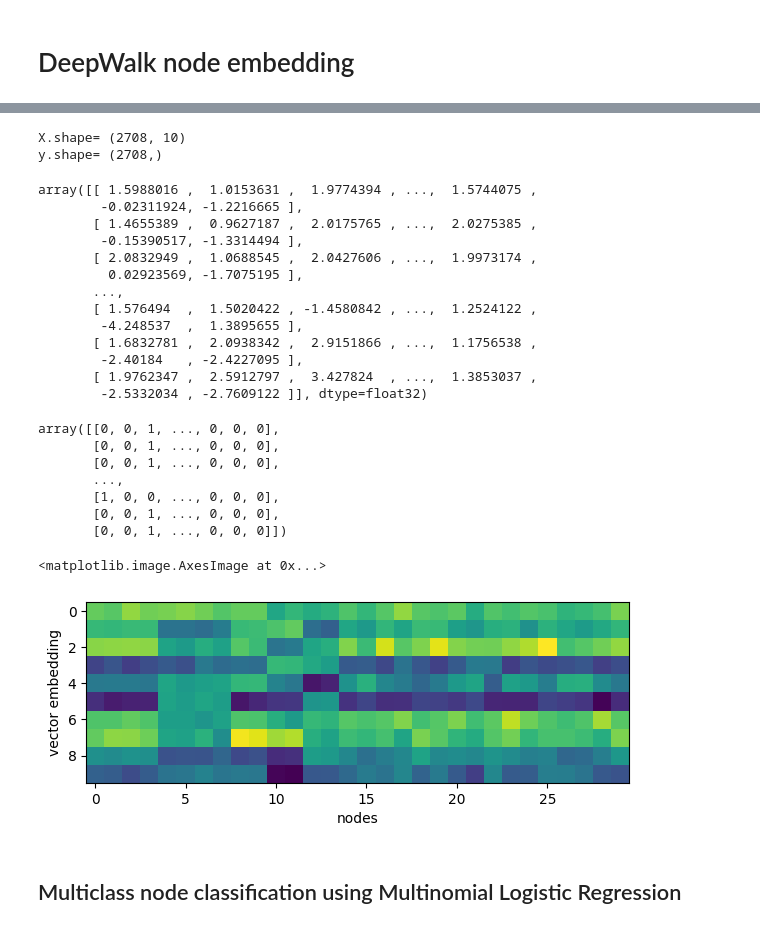
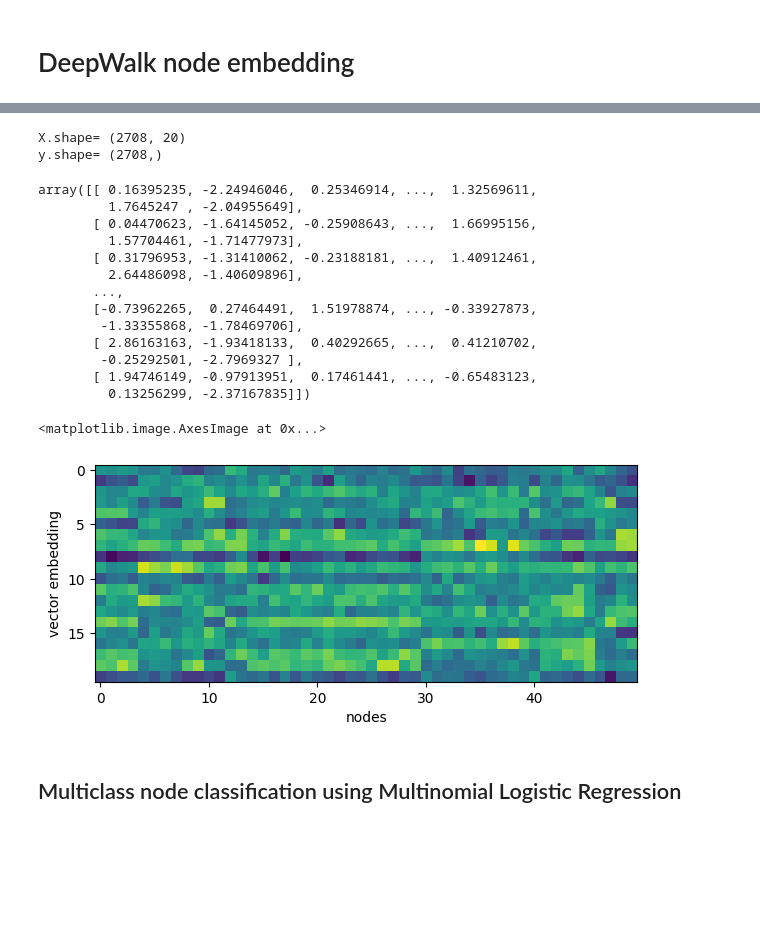
Before and after one commit to HanbaekLyu/Math444_GNiDS, a Jupyter notebook: notebooks/notebook8.ipynb, the cells around one changed output, grey strips where cells are left out. Saved outputs shown, nothing was run; the diff lists cells and outputs as text; code cells hidden in the pictures; blank space fills up the shorter version.

```diff
--- a/notebooks/notebook8.ipynb
+++ b/notebooks/notebook8.ipynb
@@ -19,15 +19,13 @@ from sklearn.utils.extmath import softmax
 args = {}
 args.update({"weighted" : False})
 args.update({"directed" : False})
-args.update({"emb_dim" : 10})
+args.update({"emb_dim" : 20})
 args.update({"output" : "test_DeepWalk.txt"})
-args.update({"walk_length" : 80})
-args.update({"num_walks" : 10})
+args.update({"walk_length" : 10})
+args.update({"num_walks" : 2})
 args.update({"window_size" : 10})
 args.update({"SGD_iter" : 50})
 args.update({"workers" : 8})
-args.update({"p" : 1}) # return hyperparameter
-args.update({"q" : 1}) # inout hyperparameter
 # %% [markdown]
 # Load CORA dataset for node classification
 
@@ -131,8 +125,8 @@ def RW(G, x0=None, steps=1, return_history=False):
         return history
 # %%
 # Generate RW trajectories of given length at every node -- corpus of RWs
-n_RWs = 2
-length_RWs = 5
+n_RWs = args.get("num_walks")
+length_RWs = args.get("walk_length")
 nodes = list(G.nodes())
 RW_corpus = []
 for v in nodes:
@@ -231,44 +225,35 @@ for v in list(G.nodes()):
 y = np.asarray(y)
 print("y.shape=", y.shape)
 # %% [output]
-X.shape= (2708, 10)
+X.shape= (2708, 20)
 y.shape= (2708,)
 # %%
 X
 # %% [output]
-array([[ 1.5988016 ,  1.0153631 ,  1.9774394 , ...,  1.5744075 ,
-        -0.02311924, -1.2216665 ],
-       [ 1.4655389 ,  0.9627187 ,  2.0175765 , ...,  2.0275385 ,
-        -0.15390517, -1.3314494 ],
-       [ 2.0832949 ,  1.0688545 ,  2.0427606 , ...,  1.9973174 ,
-         0.02923569, -1.7075195 ],
+array([[ 0.16395235, -2.24946046,  0.25346914, ...,  1.32569611,
+         1.7645247 , -2.04955649],
+       [ 0.04470623, -1.64145052, -0.25908643, ...,  1.66995156,
+         1.57704461, -1.71477973],
+       [ 0.31796953, -1.31410062, -0.23188181, ...,  1.40912461,
+         2.64486098, -1.40609896],
        ...,
-       [ 1.576494  ,  1.5020422 , -1.4580842 , ...,  1.2524122 ,
-        -4.248537  ,  1.3895655 ],
-       [ 1.6832781 ,  2.0938342 ,  2.9151866 , ...,  1.1756538 ,
-        -2.40184   , -2.4227095 ],
-       [ 1.9762347 ,  2.5912797 ,  3.427824  , ...,  1.3853037 ,
-        -2.5332034 , -2.7609122 ]], dtype=float32)
+       [-0.73962265,  0.27464491,  1.51978874, ..., -0.33927873,
+        -1.33355868, -1.78469706],
+       [ 2.86163163, -1.93418133,  0.40292665, ...,  0.41210702,
+        -0.25292501, -2.7969327 ],
+       [ 1.94746149, -0.97913951,  0.17461441, ..., -0.65483123,
+         0.13256299, -2.37167835]])
-# %%
-Y
-# %% [output]
-array([[0, 0, 1, ..., 0, 0, 0],
-       [0, 0, 1, ..., 0, 0, 0],
-       [0, 0, 1, ..., 0, 0, 0],
-       ...,
-       [1, 0, 0, ..., 0, 0, 0],
-       [0, 0, 1, ..., 0, 0, 0],
-       [0, 0, 1, ..., 0, 0, 0]])
 # %%
 # plot the learned vector embedding
 fig = plt.figure(figsize=[7,5], constrained_layout=False)
 ax = fig.add_subplot()
 ax.set_xlabel("nodes")
 ax.set_ylabel("vector embedding")
-plt.imshow(X[:30,:].T)
+plt.imshow(X[:50,:].T)
+#plt.imshow(X.T)
 # %% [output]
 <matplotlib.image.AxesImage at 0x...>
-[figure, old version]
+[figure, new version]
 # %% [markdown]
 ## Multiclass node classification using Multinomial Logistic Regression
 # %%
```
Also changed, not shown: parts of 15 cells of this notebook, 4 other files.
